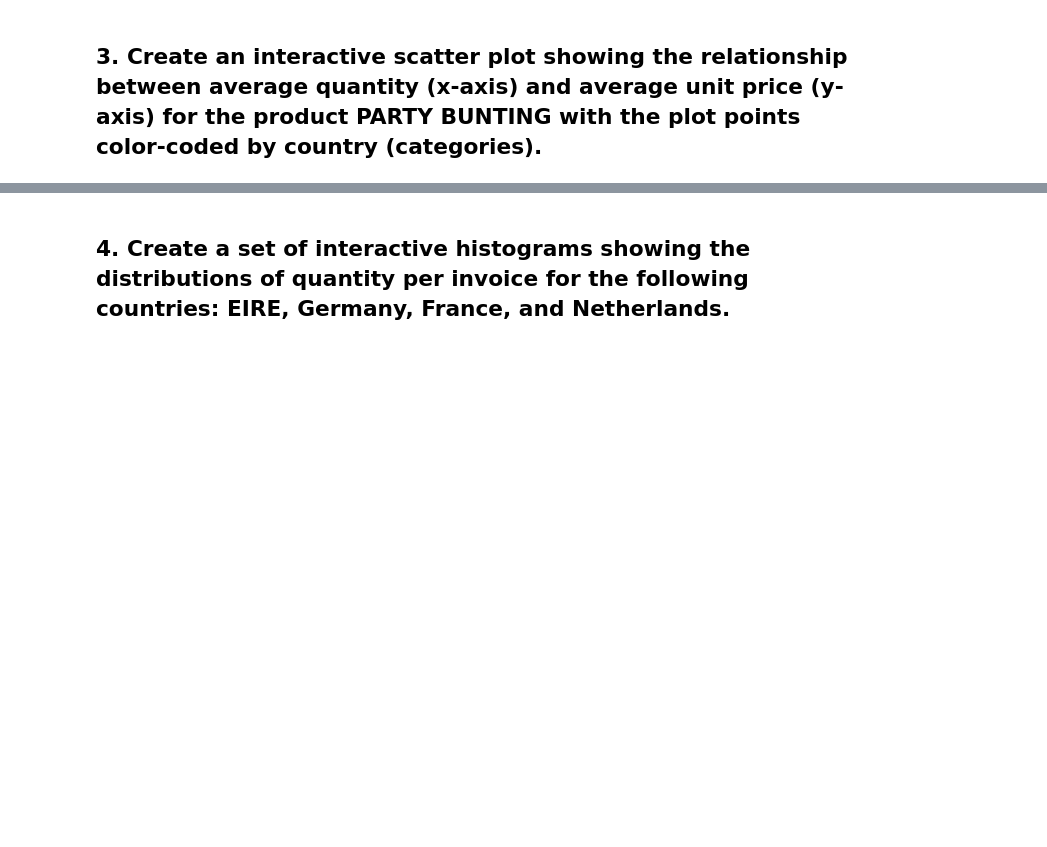
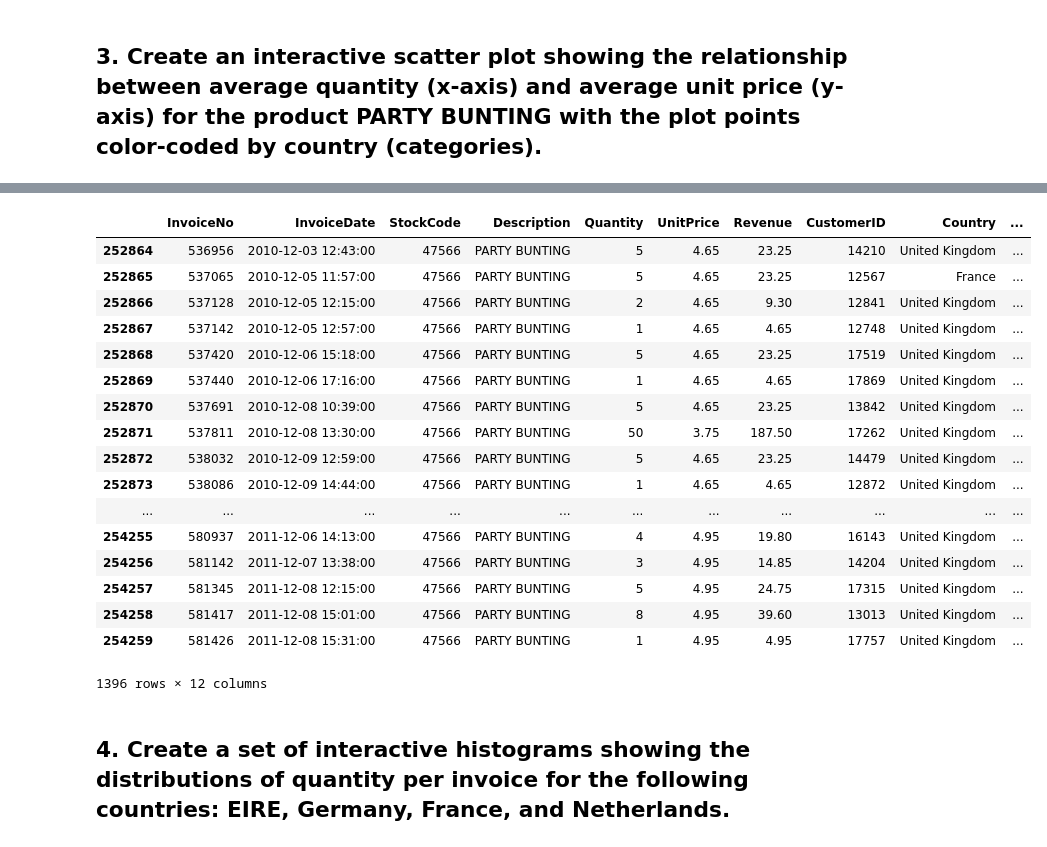
Before and after one commit to marinapm90/data-labs, a Jupyter notebook: module-2/lab-interactive-visualization/your-code/main.ipynb, the cells around one changed output, grey strips where cells are left out. Saved outputs shown, nothing was run; the diff lists cells and outputs as text; code cells hidden in the pictures; blank space fills up the shorter version.

```diff
--- a/module-2/lab-interactive-visualization/your-code/main.ipynb
+++ b/module-2/lab-interactive-visualization/your-code/main.ipynb
@@ -16,2 +23,21 @@ ImportError: Install xlrd >= 1.0.0 for Excel support
 # %% [markdown]
 ## 1. Create an interactive bar chart showing total quantity and revenue by country (excluding United Kingdom) for the month of April 2011.
+# %%
+data['Year'] = data['InvoiceDate'].astype(str).apply(lambda string: string[0:4]).astype(int)
+data['Month'] = data['InvoiceDate'].astype(str).apply(lambda string: string[5:7]).astype(int)
+data['Day'] = data['InvoiceDate'].astype(str).apply(lambda string: string[8:10]).astype(int)
+
+data_no_uk = data[(data['Country'] != 'United Kingdom')]
+
+
+
+@interact(Year=list(data_no_uk['Year'].unique()),
+          Month=list(data_no_uk['Month'].unique()))
+
+def bar_chart(Year, Month):
+
+    data_chart = data_no_uk[(data_no_uk['Year']==Year) & (data_no_uk['Month']==Month)].groupby('Country').agg({'Quantity':'sum', 'Revenue':'sum'}).reset_index()
+
+    data_chart.iplot(kind='bar', x='Country', xTitle='Country',
+               yTitle='Total Quantity & Revenue', color='blue',
+               title='Total Quantity & Revenue by Country')
@@ -22,3 +109,24 @@ ImportError: Install xlrd >= 1.0.0 for Excel support
+# %%
+data[(data['Description']== 'PARTY BUNTING')]
+# %% [output]
+|  | InvoiceNo | InvoiceDate | StockCode | Description | Quantity | UnitPrice | Revenue | CustomerID | Country | ... |
+| 252864 | 536956 | 2010-12-03 12:43:00 | 47566 | PARTY BUNTING | 5 | 4.65 | 23.25 | 14210 | United Kingdom | ... |
+| 252865 | 537065 | 2010-12-05 11:57:00 | 47566 | PARTY BUNTING | 5 | 4.65 | 23.25 | 12567 | France | ... |
+| 252866 | 537128 | 2010-12-05 12:15:00 | 47566 | PARTY BUNTING | 2 | 4.65 | 9.30 | 12841 | United Kingdom | ... |
+| 252867 | 537142 | 2010-12-05 12:57:00 | 47566 | PARTY BUNTING | 1 | 4.65 | 4.65 | 12748 | United Kingdom | ... |
+| 252868 | 537420 | 2010-12-06 15:18:00 | 47566 | PARTY BUNTING | 5 | 4.65 | 23.25 | 17519 | United Kingdom | ... |
+| 252869 | 537440 | 2010-12-06 17:16:00 | 47566 | PARTY BUNTING | 1 | 4.65 | 4.65 | 17869 | United Kingdom | ... |
+| 252870 | 537691 | 2010-12-08 10:39:00 | 47566 | PARTY BUNTING | 5 | 4.65 | 23.25 | 13842 | United Kingdom | ... |
+| 252871 | 537811 | 2010-12-08 13:30:00 | 47566 | PARTY BUNTING | 50 | 3.75 | 187.50 | 17262 | United Kingdom | ... |
+| 252872 | 538032 | 2010-12-09 12:59:00 | 47566 | PARTY BUNTING | 5 | 4.65 | 23.25 | 14479 | United Kingdom | ... |
+| 252873 | 538086 | 2010-12-09 14:44:00 | 47566 | PARTY BUNTING | 1 | 4.65 | 4.65 | 12872 | United Kingdom | ... |
+| ... | ... | ... | ... | ... | ... | ... | ... | ... | ... | ... |
+| 254255 | 580937 | 2011-12-06 14:13:00 | 47566 | PARTY BUNTING | 4 | 4.95 | 19.80 | 16143 | United Kingdom | ... |
+| 254256 | 581142 | 2011-12-07 13:38:00 | 47566 | PARTY BUNTING | 3 | 4.95 | 14.85 | 14204 | United Kingdom | ... |
+| 254257 | 581345 | 2011-12-08 12:15:00 | 47566 | PARTY BUNTING | 5 | 4.95 | 24.75 | 17315 | United Kingdom | ... |
+| 254258 | 581417 | 2011-12-08 15:01:00 | 47566 | PARTY BUNTING | 8 | 4.95 | 39.60 | 13013 | United Kingdom | ... |
+| 254259 | 581426 | 2011-12-08 15:31:00 | 47566 | PARTY BUNTING | 1 | 4.95 | 4.95 | 17757 | United Kingdom | ... |
+1396 rows × 12 columns
 # %% [markdown]
 ## 4. Create a set of interactive histograms showing the distributions of quantity per invoice for the following countries: EIRE, Germany, France, and Netherlands.
 # %% [markdown]
```
Also changed, not shown: parts of 7 cells of this notebook.
